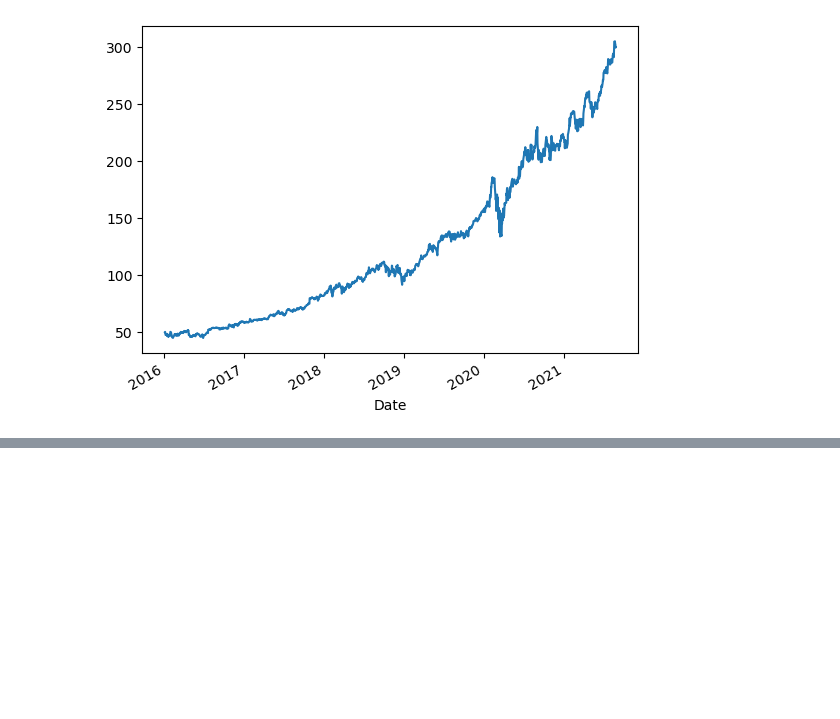
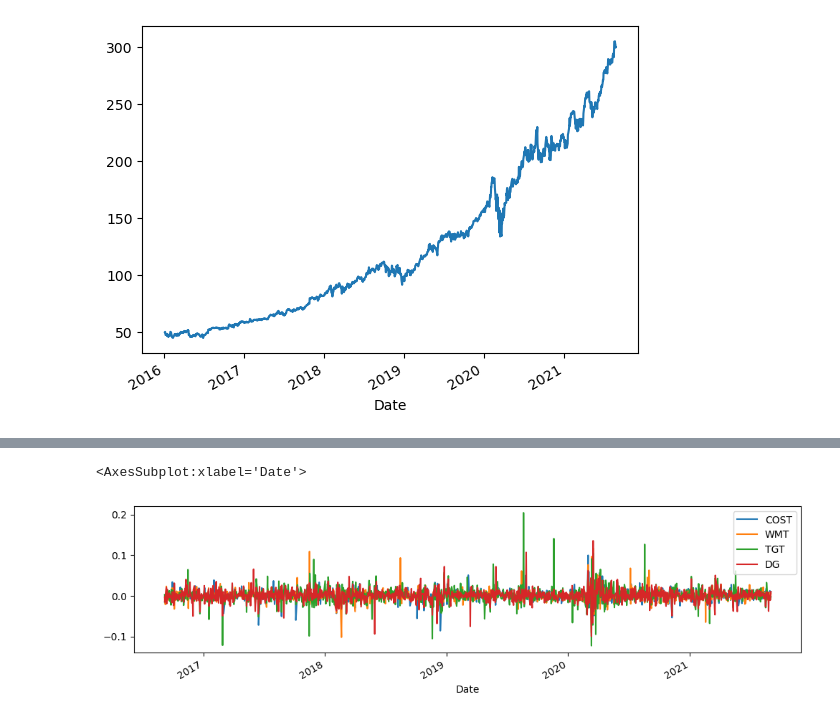
Before and after one commit to iliaaz101/Algorithmic-Trading-Python, a Jupyter notebook: Notes07.ipynb, the cells around one changed output, grey strips where cells are left out. Drawn from its saved outputs; the diff is of its cells as text; code cells hidden in the pictures; blank space fills up the shorter version.

```diff
--- a/Notes07.ipynb
+++ b/Notes07.ipynb
@@ -204,0 +334,2 @@ msft['Adj Close'].plot()
+# %%
+COST = pd.read_csv('COST.csv',index_col='Date',parse_dates=True)['Adj Close'] # we just want the adjusted close price col
@@ -204,0 +352,10 @@ msft['Adj Close'].plot()
+# %%
+WMT = pd.read_csv('WMT.csv',index_col='Date',parse_dates=True)['Adj Close']
+TGT = pd.read_csv('TGT.csv',index_col='Date',parse_dates=True)['Adj Close']
+DG = pd.read_csv('DG.csv',index_col='Date',parse_dates=True)['Adj Close']
+# %%
+# we combine the 4 different DataFrames for the adjusted close of each of these companies
+# into one DataFrame, this is how we start building and comparing our portflio
+
+retail = pd.concat([COST,WMT,TGT,DG],axis=1)
+retail.columns = ['COST','WMT','TGT','DG']
@@ -204,0 +379,4 @@ msft['Adj Close'].plot()
+# %%
+# DataFrame for the daily percent returns
+retail_return = retail.pct_change(1).dropna()
+retail_return
@@ -204,0 +398,5 @@ msft['Adj Close'].plot()
+# %%
+retail_return.plot(figsize=(12,3))
+# %% [output]
+<AxesSubplot:xlabel='Date'>
+[figure, added]
```
Also changed, not shown: parts of 91 cells of this notebook.
